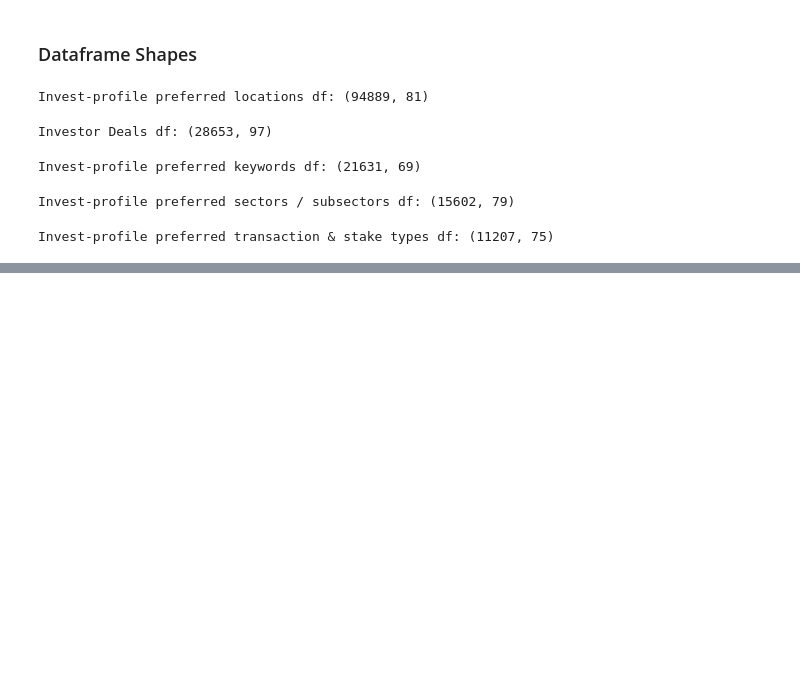
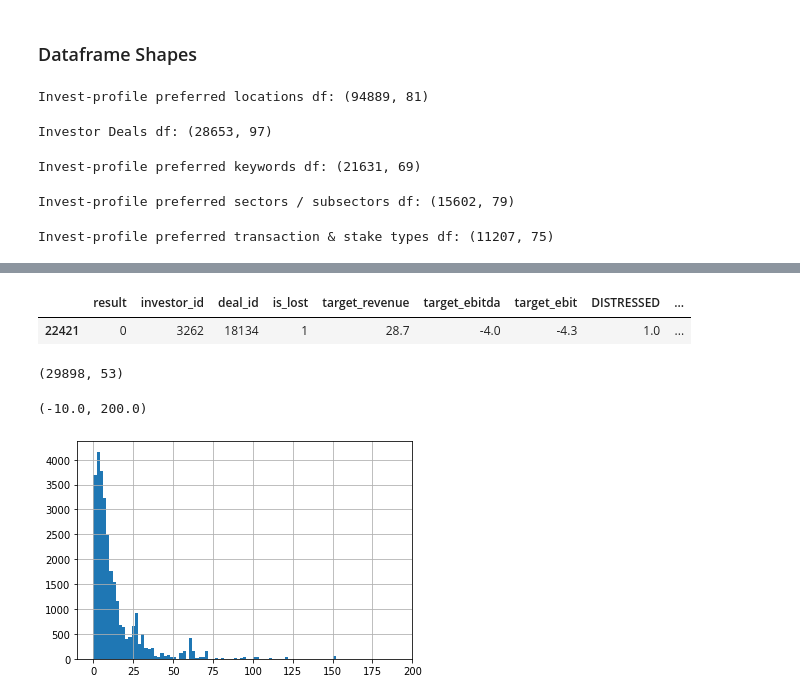
Before and after one commit to michabrz/DealMatch, a Jupyter notebook: notebooks/micha_data_cleaning.ipynb, the cells around one changed output, grey strips where cells are left out. Drawn from its saved outputs; the diff is of its cells as text; code cells hidden in the pictures; blank space fills up the shorter version.

```diff
--- a/notebooks/micha_data_cleaning.ipynb
+++ b/notebooks/micha_data_cleaning.ipynb
@@ -151,0 +1068,6 @@ Invest-profile preferred transaction & stake types df: (11207, 75)
+# %%
+cols_to_drop = ['type_id', 'deal_phase', 'tx_type_id', 'ror_id', 'target_name',
+                'target_country_id', 'region_id', 'sector_id.1', 'subsector_id']
+# %%
+deals_to_clean_1.drop(columns=cols_to_drop, inplace=True)
+deals_to_clean_1.columns
@@ -151,0 +1100,21 @@ Invest-profile preferred transaction & stake types df: (11207, 75)
+# %%
+deals_final = deals_to_clean_1.copy()
+# %%
+deals_final.drop(columns=['investor', 'deal_name', 'deal_type', 'ror_name', 'comment',
+                          'target_description', 'target_country_name', 'target_zipcode',
+                          'target_region_name', 'sector', 'subsector'], inplace=True)
+# %%
+deals_final.sample()
+# %% [output]
+|  | result | investor_id | deal_id | is_lost | target_revenue | target_ebitda | target_ebit | DISTRESSED | ... |
+| 22421 | 0 | 3262 | 18134 | 1 | 28.7 | -4.0 | -4.3 | 1.0 | ... |
+# %%
+deals_final.shape
+# %% [output]
+(29898, 53)
+# %%
+deals_final.target_revenue.hist(bins=1000)
+plt.xlim(-10,200)
+# %% [output]
+(-10.0, 200.0)
+[figure, added]
```
Also changed, not shown: parts of 161 cells of this notebook, 6 other files.
